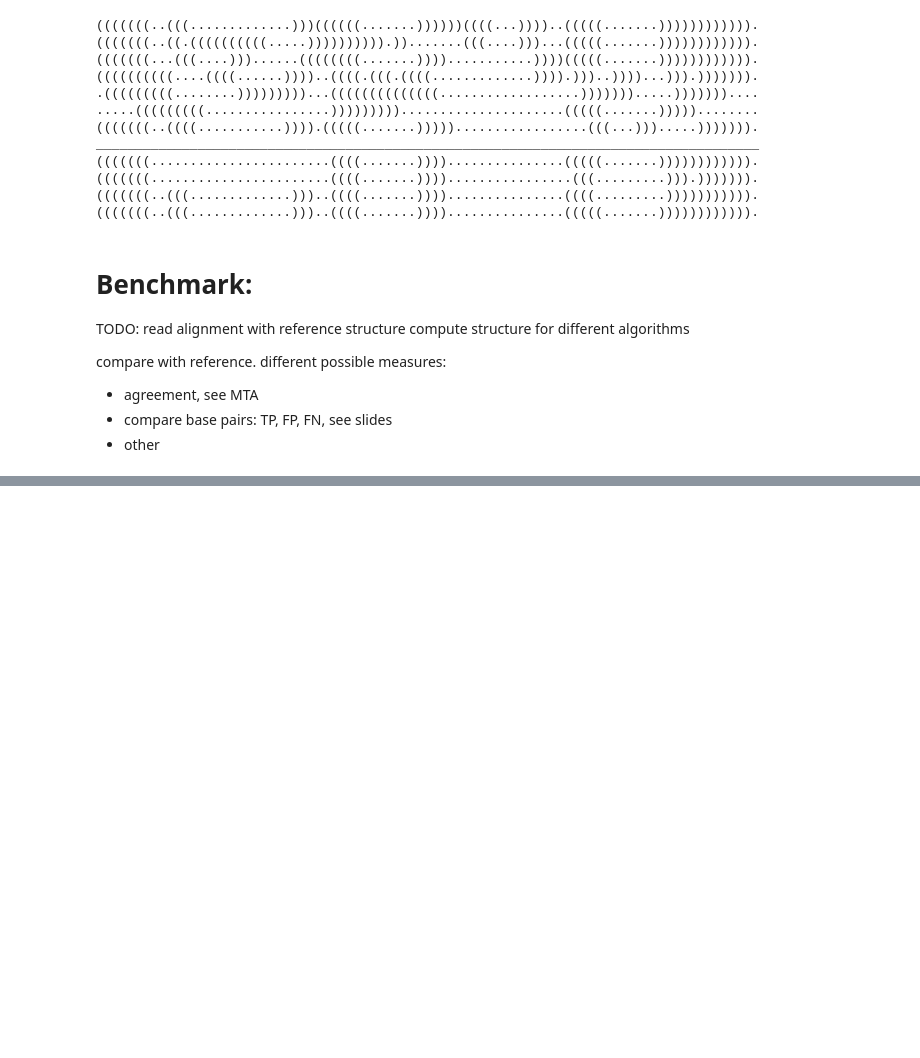
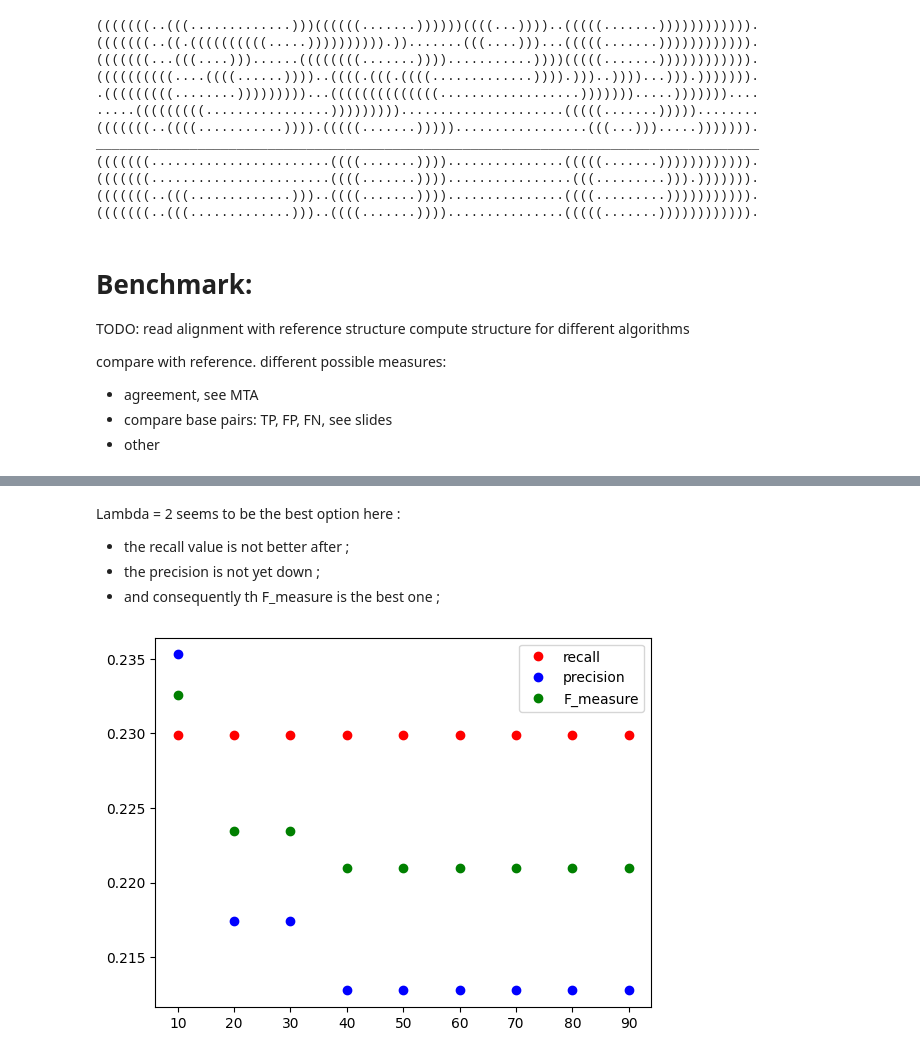
Before and after one commit to flopau76/projet_bio_info, a Jupyter notebook: folding_RNA.ipynb, the cells around one changed output, grey strips where cells are left out. Cells and saved outputs as stored; diff of their text form; code cells hidden in the pictures; blank space fills up the shorter version.

```diff
--- a/folding_RNA.ipynb
+++ b/folding_RNA.ipynb
@@ -471,0 +723,11 @@ compare with reference. different possible measures:
+# %% [markdown]
+Lambda = 2 seems to be the best option here :
+- the recall value is not better after ;
+- the precision is not yet down ;
+- and consequently th F_measure is the best one ;
+# %%
+# Just to check that there is no other good value for lambda, higher thant 10 :
+lambdas2 = [ i for i in range (10,100,10)]
+test_MEA(lambdas2, alignment, ss_cons)
+# %% [output]
+[figure, added]
```
Also changed, not shown: parts of 41 cells of this notebook.
